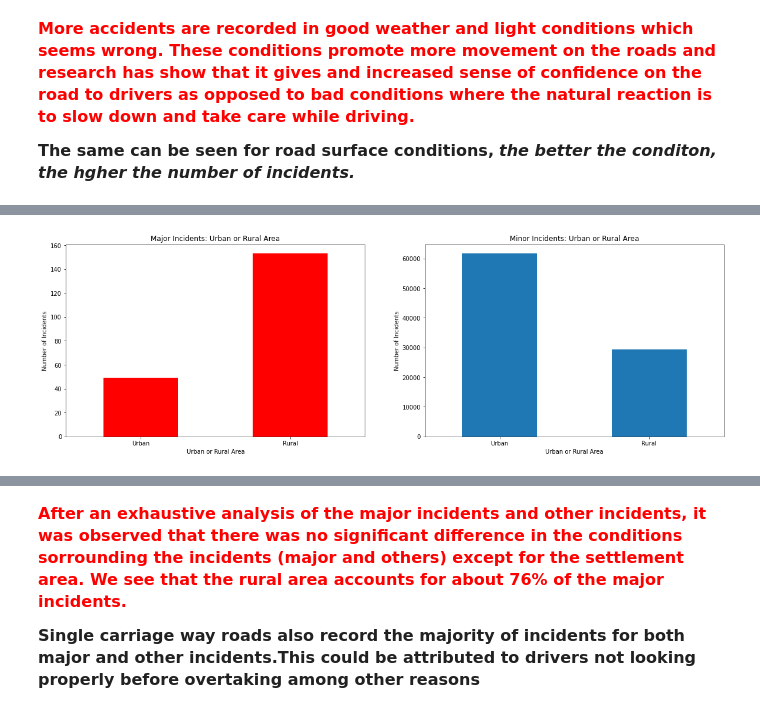
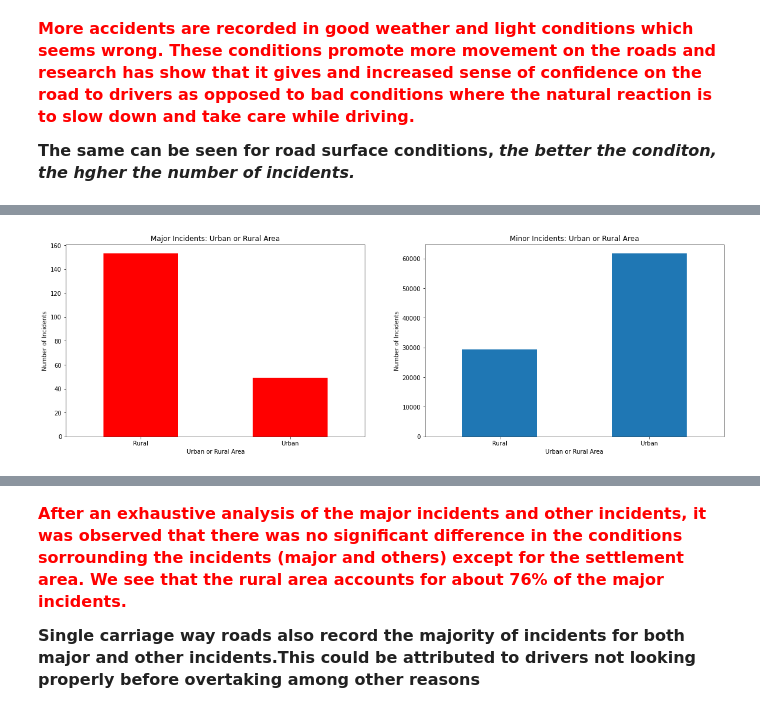
Before and after one commit to damiiete/Analysis-of-major-incidents-in-UK, a Jupyter notebook: notebook.ipynb, the cells around one changed output, grey strips where cells are left out. Saved outputs shown, nothing was run; the diff lists cells and outputs as text; code cells hidden in the pictures.

```diff
--- a/notebook.ipynb
+++ b/notebook.ipynb
@@ -528,25 +565,23 @@ plt.show()
 # %%
-labels = ['Urban', 'Rural']
-
 #plot of major incidents by settlement area
 plt.subplot(1,2,1)
 major_incidents['urban_or_rural_area'].value_counts().sort_index().plot(kind='bar', figsize=(20,6), color='r')
 plt.title('Major Incidents: Urban or Rural Area')
 plt.xlabel('Urban or Rural Area')
 plt.ylabel('Number of Incidents')
-plt.xticks(range(len(labels)), labels, rotation = 0)
+plt.xticks(rotation = 0)
 
 #plot of minor incidents by settlement area
 plt.subplot(1,2,2)
 minor_incidents['urban_or_rural_area'].value_counts().sort_index().plot(kind='bar', figsize=(20,6))
 plt.title('Minor Incidents: Urban or Rural Area')
 plt.xlabel('Urban or Rural Area')
 plt.ylabel('Number of Incidents')
-plt.xticks(range(len(labels)), labels, rotation = 0)
+plt.xticks(rotation = 0)
 
 plt.show()
 # %% [output]
-[figure, old version]
+[figure, new version]
 # %%
 #plot of major incidents by road type
 plt.subplot(1,2,1)
```
Also changed, not shown: parts of 26 cells of this notebook.
